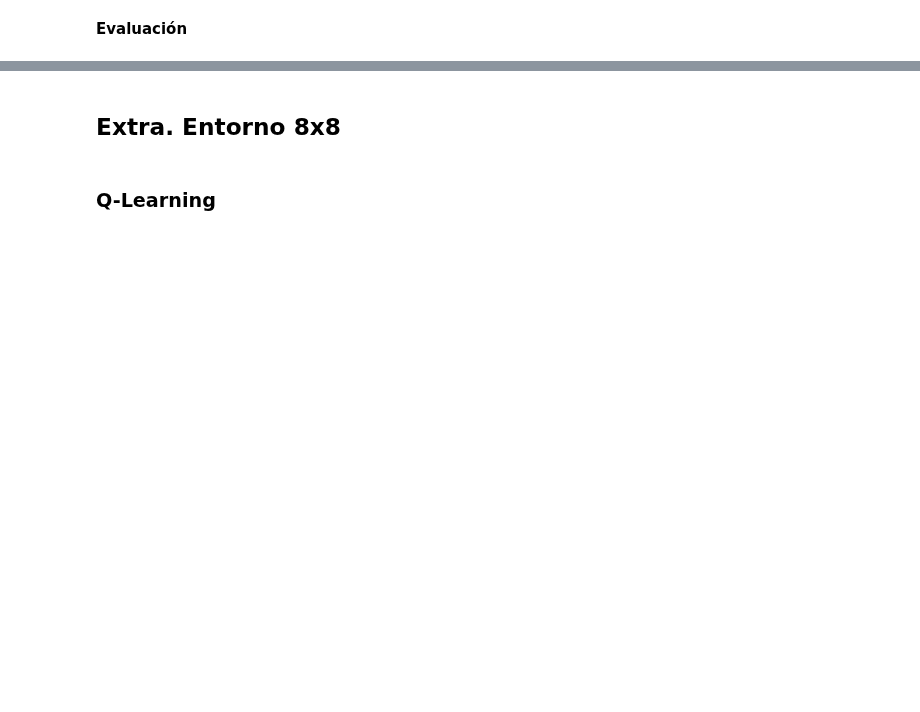
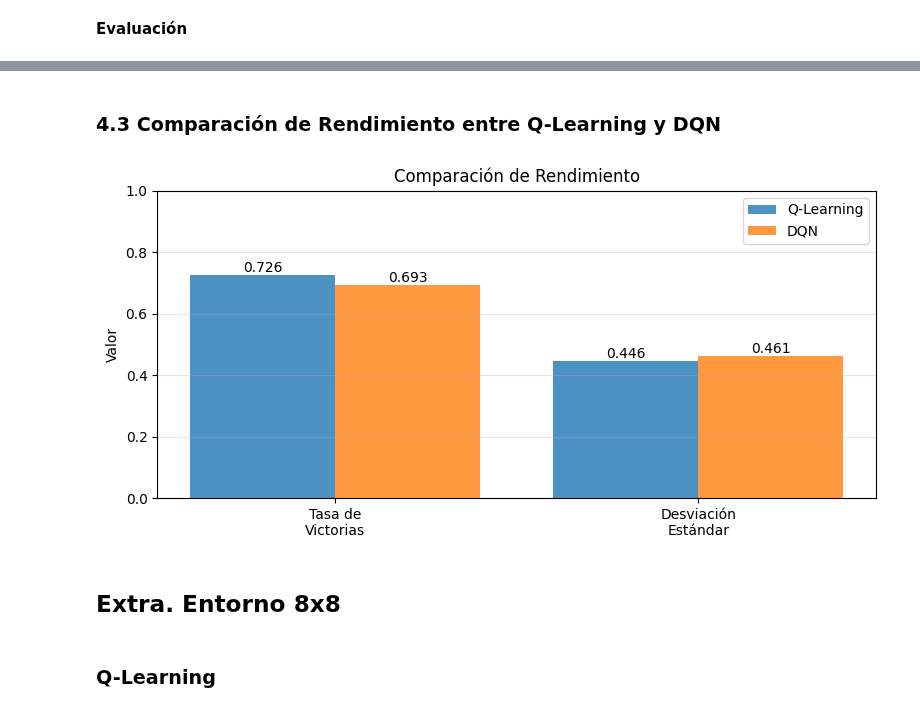
Before and after one commit to facuguisande/AA25, a Jupyter notebook: tarea2/FrozenGymQLAndDQN_Tarea.ipynb, the cells around one changed output, grey strips where cells are left out. Drawn from its saved outputs; the diff is of its cells as text; code cells hidden in the pictures; blank space fills up the shorter version.

```diff
--- a/tarea2/FrozenGymQLAndDQN_Tarea.ipynb
+++ b/tarea2/FrozenGymQLAndDQN_Tarea.ipynb
@@ -712,8 +753,8 @@ alpha min       : 0.05
 # %% [markdown]
 **Evaluación**
 # %%
-resultados_ql = evaluar_agente_custom(agente_ql, env, num_episodios=5000)
+resultados_ql = evaluar_agente_custom(agente_ql_opt, env, num_episodios=5000)
 imprimir_resultados_evaluacion(resultados_ql, "Agente Q-Learning - mejores hiperparámetros")
-agente_ql.mostrar_política()
+agente_ql_opt.mostrar_política()
 # %% [output]
 Agente Q-Learning - mejores hiperparámetros - Resultados de Evaluación:
@@ -845,5 +933,40 @@ print(tabla_opt.to_string(index=False))
+# %% [markdown]
+### 4.3 Comparación de Rendimiento entre Q-Learning y DQN
+# %%
+metricas = ['tasa_victorias', 'desv_estandar']
+nombres = ['Tasa de\nVictorias', 'Desviación\nEstándar']
+valores1 = [resultados_ql[m] for m in metricas]
+valores2 = [resultados_dqn[m] for m in metricas]
+
+# Gráfica
+x = np.arange(len(metricas))
+fig, ax = plt.subplots(figsize=(8, 4))
+b1 = ax.bar(x - 0.2, valores1, 0.4, label='Q-Learning',alpha=0.8)
+b2 = ax.bar(x + 0.2, valores2, 0.4, label='DQN', alpha=0.8)
+
+# Añadir valores en las barras
+def añadir_valores(barras):
+    for barra in barras:
+        altura = barra.get_height()
+        ax.text(barra.get_x() + barra.get_width()/2, altura, f'{altura:.3f}',
+                ha='center', va='bottom')
+
+añadir_valores(b1)
+añadir_valores(b2)
+
+ax.set_xticks(x)
+ax.set_xticklabels(nombres)
+ax.set_ylabel('Valor')
+ax.set_ylim(0, 1)
+ax.set_title('Comparación de Rendimiento')
+ax.legend()
+ax.grid(True, alpha=0.3, axis='y')
+plt.tight_layout()
+plt.show()
+# %% [output]
+[figure, added]
 # %% [markdown]
-## Extra. **Entorno 8x8**
+## **Extra. Entorno 8x8**
 # %% [markdown]
 ### **Q-Learning**
 # %%
```
Also changed, not shown: parts of 23 cells of this notebook.
